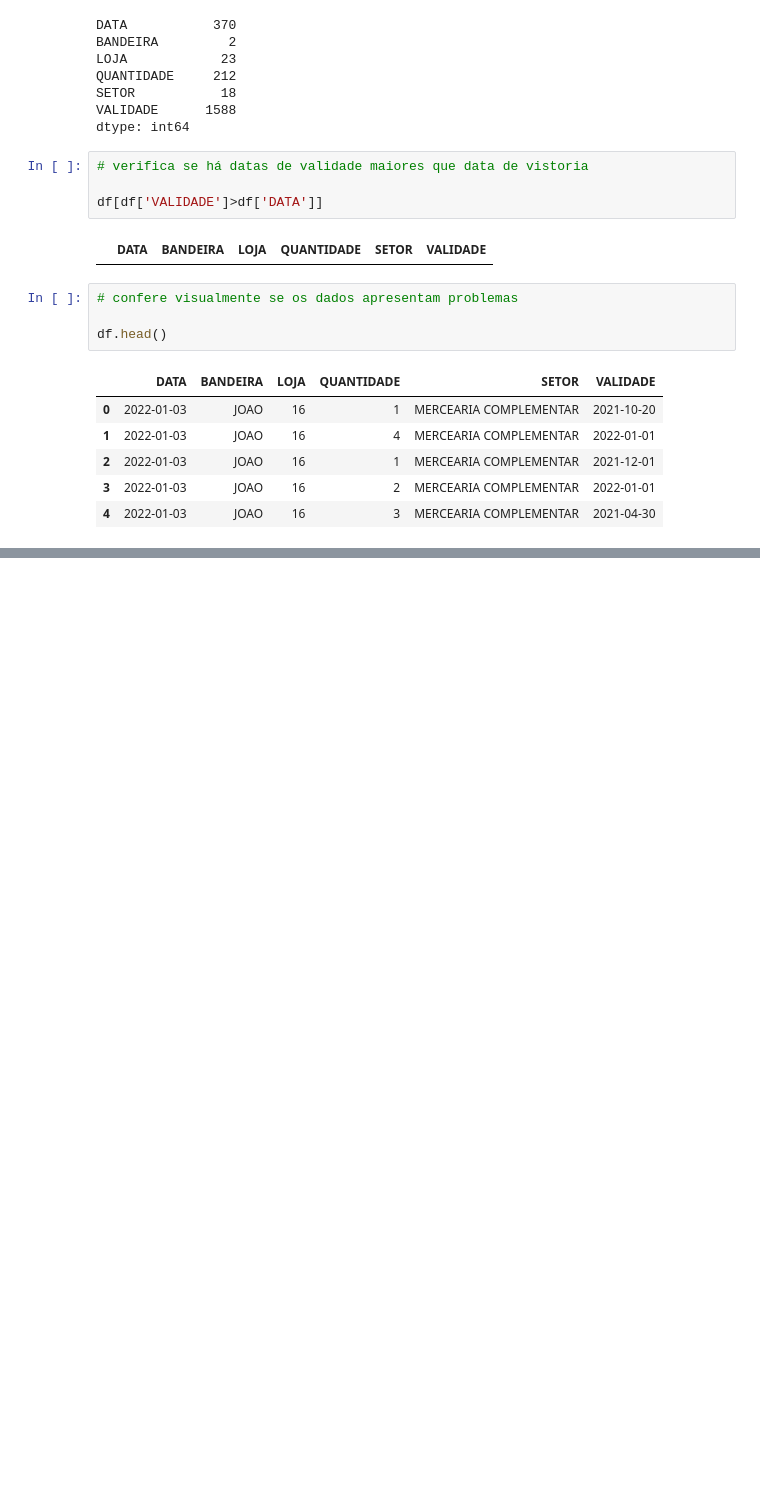
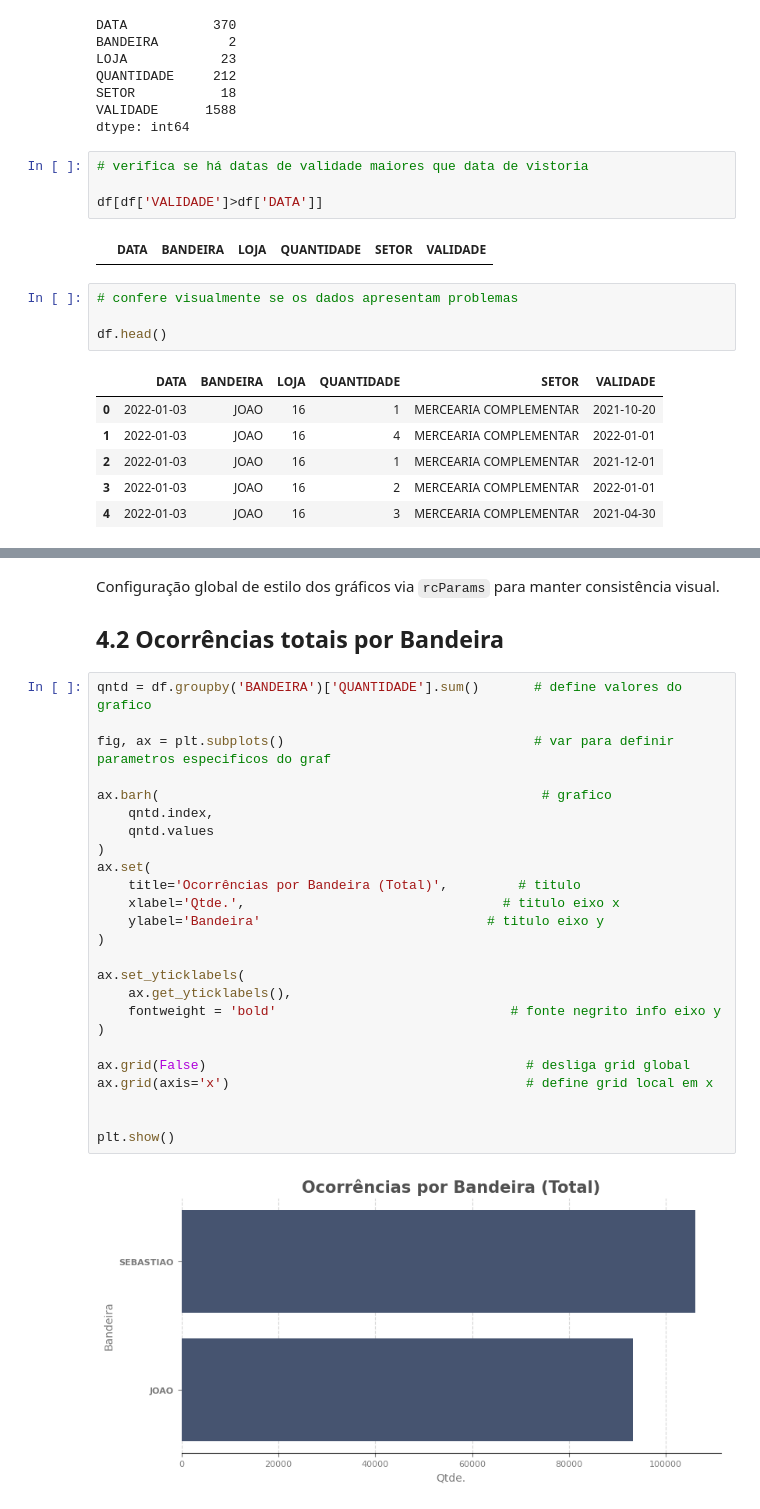
Before and after one commit to Marcos-Beck/Retail-Expiry-Data-Pipeline, a Jupyter notebook: notebooks/data_vis.ipynb, the cells around one changed output, grey strips where cells are left out. Cells and saved outputs as stored; diff of their text form; blank space fills up the shorter version.

```diff
--- a/notebooks/data_vis.ipynb
+++ b/notebooks/data_vis.ipynb
@@ -77,0 +117,31 @@ DataFrame consistente e pronto para visualizações.
+# %% [markdown]
+Configuração global de estilo dos gráficos via `rcParams` para manter consistência visual.
+
+## 4.2 Ocorrências totais por Bandeira
+# %%
+qntd = df.groupby('BANDEIRA')['QUANTIDADE'].sum()       # define valores do grafico
+
+fig, ax = plt.subplots()                                # var para definir parametros especificos do graf
+
+ax.barh(                                                 # grafico
+    qntd.index,
+    qntd.values
+)
+ax.set(
+    title='Ocorrências por Bandeira (Total)',         # titulo
+    xlabel='Qtde.',                                 # titulo eixo x
+    ylabel='Bandeira'                             # titulo eixo y
+)
+
+ax.set_yticklabels(
+    ax.get_yticklabels(),
+    fontweight = 'bold'                              # fonte negrito info eixo y
+)
+
+ax.grid(False)                                         # desliga grid global
+ax.grid(axis='x')                                      # define grid local em x
+
+
+plt.show()
+# %% [output]
+[figure, added]
```
Also changed, not shown: parts of 9 cells of this notebook.
